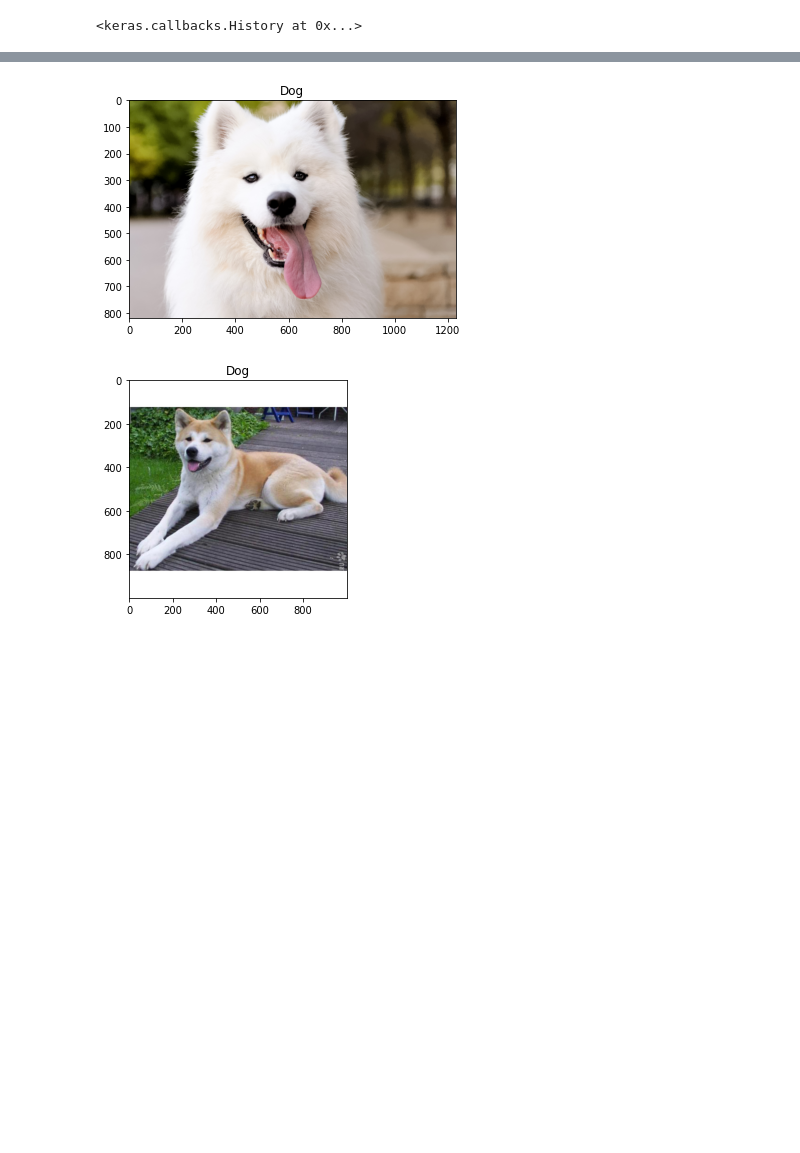
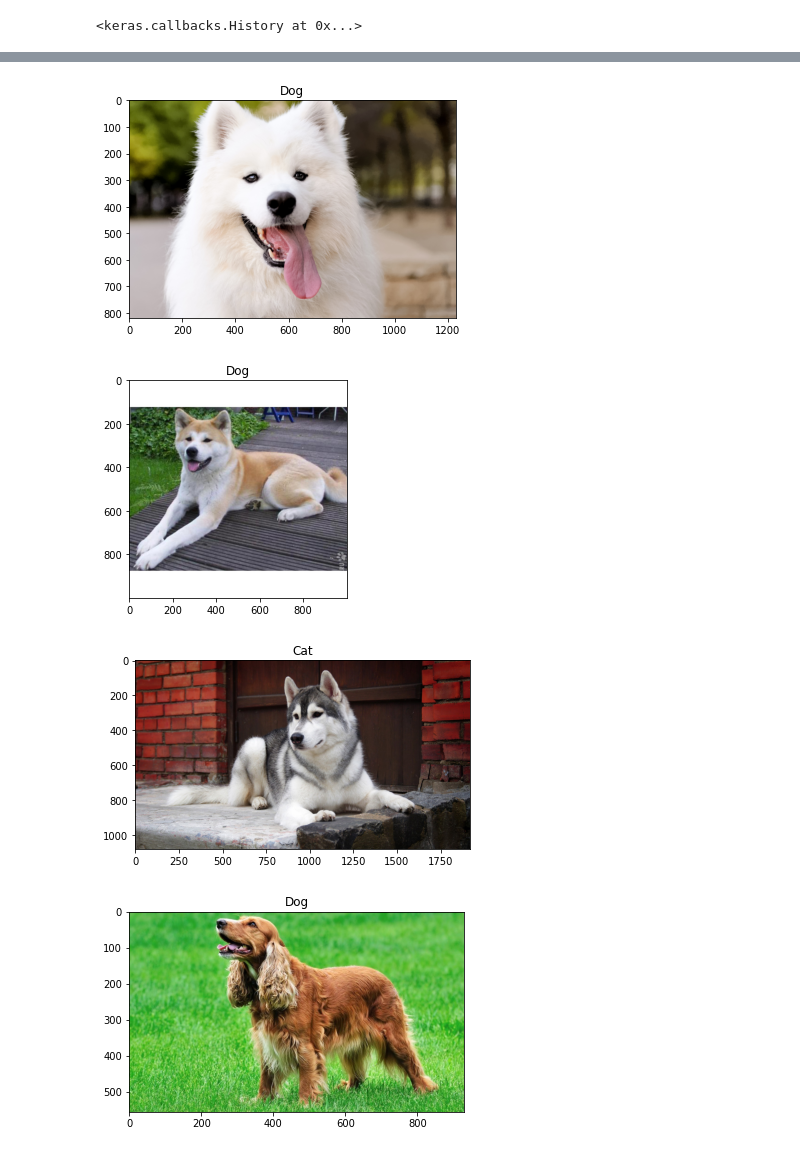
Before and after one commit to asahium/ML-rep, a Jupyter notebook: dog or cat/cat_vs_dog.ipynb, the cells around one changed output, grey strips where cells are left out. Saved outputs shown, nothing was run; the diff lists cells and outputs as text; code cells hidden in the pictures; blank space fills up the shorter version.

```diff
--- a/dog or cat/cat_vs_dog.ipynb
+++ b/dog or cat/cat_vs_dog.ipynb
@@ -57,18 +49,20 @@ Saving 4.jfif to 4.jfif
 # %%
-images = ['1.jfif', '2.jfif', '3.jfif', '4.jfif']
+images = ['1.jfif', '2.jfif', '3.jfif', '4.jfif', '5.jfif', '6.jfif', '7.jfif']
 
 for i in images:
   img = load_img(i)
   img_array = img_to_array(img)
   img_resized, _ = resize_image(img_array, _)
   img_expended = np.expand_dims(img_resized, axis=0)
   prediction = model.predict(img_expended)
   plt.figure()
   plt.imshow(img)
   label = 'Dog' if prediction > 0 else 'Cat'
   plt.title('{}'.format(label))
 # %% [output]
 [figure]
 [figure]
 [figure]
 [figure]
+[figure, added]
+[figure, added]
```
Also changed, not shown: parts of 2 cells of this notebook, 3 other files.
